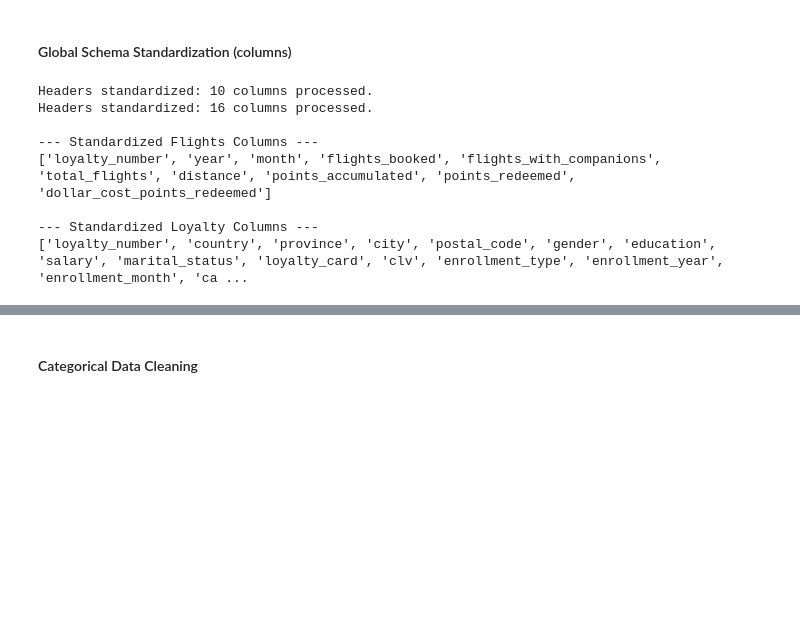
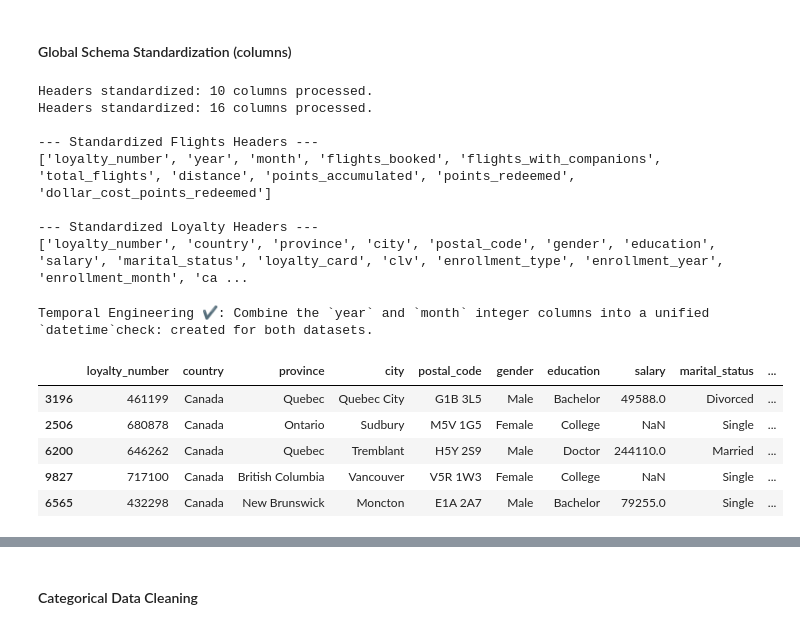
Before and after one commit to Adalab/bda-modulo-3-evaluacion-final-nataliapozoaraque-hash, a Jupyter notebook: flight_loyalty.analysis.ipynb, the cells around one changed output, grey strips where cells are left out. Cells and saved outputs as stored; diff of their text form; code cells hidden in the pictures; blank space fills up the shorter version.

Commit message:
finish data cleaning and join datasets

```diff
--- a/flight_loyalty.analysis.ipynb
+++ b/flight_loyalty.analysis.ipynb
@@ -137,27 +136,61 @@ Based on the exploratory data analysis, the following technical strategies have
 # %% [markdown]
 #### Global Schema Standardization (columns)
 # %%
-def standardize_columns(df): # Converts all column names to snake_case format for consistency
+def standardize_headers(df): # Converts all column names to snake_case format for consistency
     original_cols = df.columns.tolist()
     df.columns = [col.lower().replace(" ", "_") for col in df.columns]
     print(f"Headers standardized: {len(original_cols)} columns processed.")
     return df
 # %%
 # Apply column standardization to both datasets to ensure a uniform schema
-df_flights = standardize_columns(df_flights)
-df_loyalty = standardize_columns(df_loyalty)
+df_flights = standardize_headers(df_flights)
+df_loyalty = standardize_headers(df_loyalty)
 
-print("\n--- Standardized Flights Columns ---")
+print("\n--- Standardized Flights Headers ---")
 print(df_flights.columns.tolist())
 
-print("\n--- Standardized Loyalty Columns ---")
+print("\n--- Standardized Loyalty Headers ---")
 print(df_loyalty.columns.tolist())
 # %% [output]
 Headers standardized: 10 columns processed.
 Headers standardized: 16 columns processed.
 
---- Standardized Flights Columns ---
+--- Standardized Flights Headers ---
 ['loyalty_number', 'year', 'month', 'flights_booked', 'flights_with_companions', 'total_flights', 'distance', 'points_accumulated', 'points_redeemed', 'dollar_cost_points_redeemed']
 
---- Standardized Loyalty Columns ---
+--- Standardized Loyalty Headers ---
 ['loyalty_number', 'country', 'province', 'city', 'postal_code', 'gender', 'education', 'salary', 'marital_status', 'loyalty_card', 'clv', 'enrollment_type', 'enrollment_year', 'enrollment_month', 'ca ...
+# %%
+# Combines separate year and month columns into a single unified datetime object.
+def create_datetime_feature(df, year_col, month_col, new_name, position=None): # Specifying the insertion position.
+    # Create a temporary DataFrame with standardized names for pd.to_datetime
+    temp_df = df[[year_col, month_col]].rename(columns={year_col: 'year', month_col: 'month'})
+    # Convert to datetime (NaNs will correctly result in NaT - Not a Time)
+    new_series = pd.to_datetime(temp_df.assign(day=1)).dt.to_period('M')  # This removes the 'day' component visually while retaining time-series capabilities
+    # Insert at specific position if provided, otherwise append to the end
+    if position is not None:
+        df.insert(position, new_name, new_series)
+    else:
+        df[new_name] = new_series
+
+    df.drop(columns=[year_col, month_col], inplace=True) # Drop redundant source columns
+    return df
+# %%
+df_flights = create_datetime_feature(df_flights, 'year', 'month', 'flight_date', position=2) # Create flight_date
+
+# Create enrollment_date and cancellation_date
+df_loyalty = create_datetime_feature(df_loyalty, 'enrollment_year', 'enrollment_month', 'enrollment_date')
+df_loyalty = create_datetime_feature(df_loyalty, 'cancellation_year', 'cancellation_month', 'cancellation_date')
+
+print("Temporal Engineering ✔️: Combine the `year` and `month` integer columns into a unified `datetime`check: created for both datasets.")
+# %% [output]
+Temporal Engineering ✔️: Combine the `year` and `month` integer columns into a unified `datetime`check: created for both datasets.
+# %%
+df_loyalty.sample(5)
+# %% [output]
+|  | loyalty_number | country | province | city | postal_code | gender | education | salary | marital_status | ... |
+| 3196 | 461199 | Canada | Quebec | Quebec City | G1B 3L5 | Male | Bachelor | 49588.0 | Divorced | ... |
+| 2506 | 680878 | Canada | Ontario | Sudbury | M5V 1G5 | Female | College | NaN | Single | ... |
+| 6200 | 646262 | Canada | Quebec | Tremblant | H5Y 2S9 | Male | Doctor | 244110.0 | Married | ... |
+| 9827 | 717100 | Canada | British Columbia | Vancouver | V5R 1W3 | Female | College | NaN | Single | ... |
+| 6565 | 432298 | Canada | New Brunswick | Moncton | E1A 2A7 | Male | Bachelor | 79255.0 | Single | ... |
```
Also changed, not shown: parts of 20 cells of this notebook.
